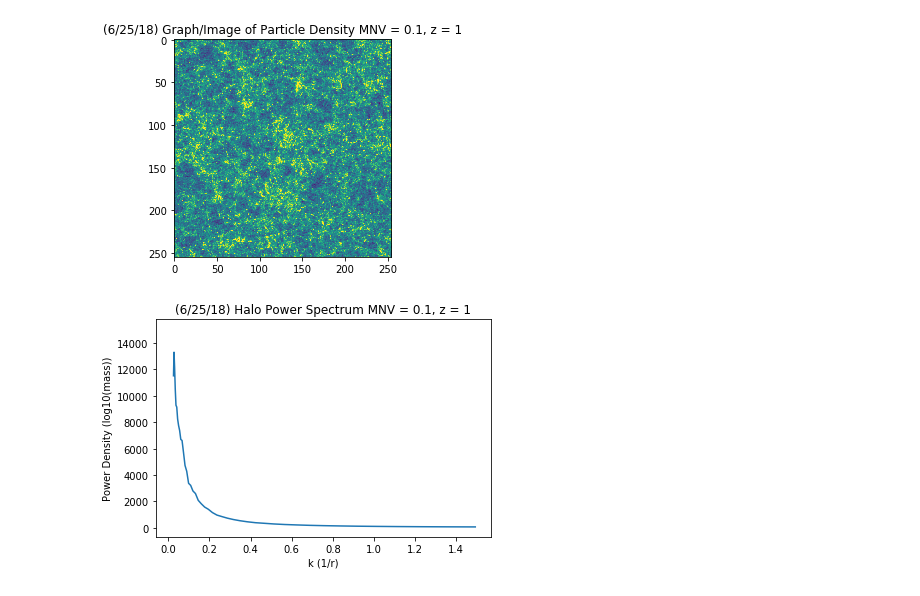
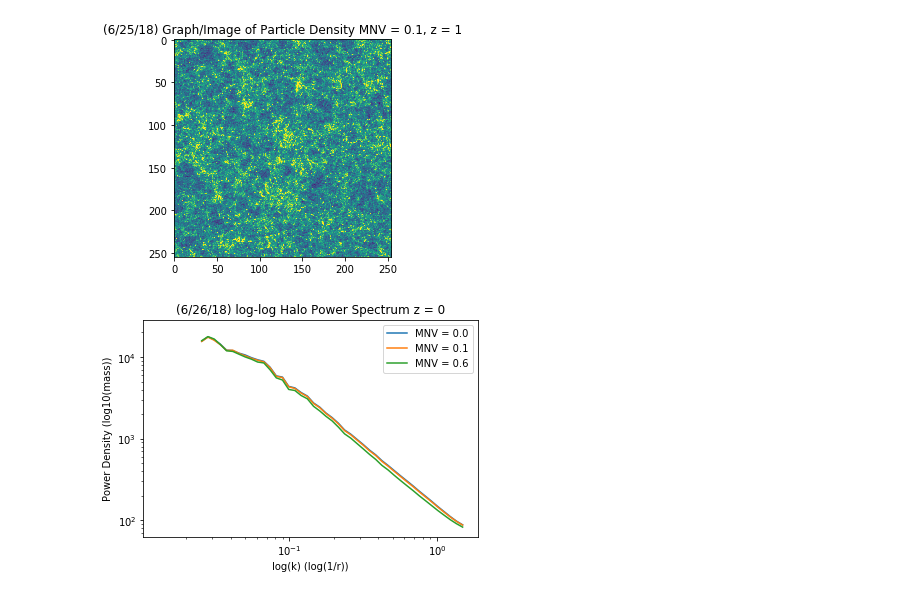
Before and after one commit to may32098/ASTROUSRP_halos_with_neutrinos, a Jupyter notebook: halo_cat_process.ipynb, the cells around one changed output. Cells and saved outputs as stored; diff of their text form; code cells hidden in the pictures.

```diff
--- a/halo_cat_process.ipynb
+++ b/halo_cat_process.ipynb
@@ -146,41 +146,104 @@ def PowerSpectrum3D(grid, logbins = True, bins=50):
     F = fftshift(fftpack.fftn(grid))
     psd3D = np.abs(F)**2
     k_arr, psd1D = azimuthalAverage3D(psd3D, logbins = logbins, bins=bins)
     k_arr = edge2center(k_arr)
     return k_arr, psd1D
 
 def process_ps(grid_filename):
     '''
     Comoput the power spectrum giving the positions of particles/halos.
     Input:
     The positions, output from either read_cat, or read_subsample
     Output:
     k_normed: the k bin center
     ps3d_normed: the power spectrum
     '''
     igrid = np.load(grid_filename)
     k, ps3d = PowerSpectrum3D(igrid)
     k_normed, ps3d_normed = 2*np.pi*k/Lbox, ps3d*(Lgrid/Ngrid)**3
     return k_normed, ps3d_normed
 
-def plot_power_spectrum(grid_filename):
+def plot_power_spectrum(grid_filename, label):
 
     k, p = process_ps(grid_filename)
 
-    plt.plot(k, p)
-    plt.title("(6/25/18) Halo Power Spectrum MNV = 0.1, z = 1")
-    plt.xlabel("k (1/r)")
-    plt.ylabel("Power Density (log10(mass))")
-    plt.show()
+    #plt.plot(k, p)
+    #plt.title("(6/25/18) Halo Power Spectrum MNV = 0.1, z = 1")
+    #plt.xlabel("k (1/r)")
+    #plt.ylabel("Power Density (log10(mass))")
+    #plt.show()
 
-    plt.plot(k, p)
-    plt.title("(6/25/18) log-log Halo Power Spectrum MNV = 0.1, z = 1")
+    plt.plot(k, p, label = label)
+    #plt.title("(6/25/18) log-log Halo Power Spectrum MNV = 0.1, z = 1")
     plt.xlabel("log(k) (log(1/r))")
     plt.ylabel("Power Density (log10(mass))")
     plt.xscale('log')
     plt.yscale('log')
-    plt.show()
 
-plot_power_spectrum("/u/ayannam/Documents/Grids/mnv_0.1/out_47_parents_grid.npy")
+
+plt.title("(6/26/18) log-log Halo Power Spectrum z = 0")
+plot_power_spectrum("/u/ayannam/Documents/Grids/mnv_0.0/out_66_parents_grid.npy", "MNV = 0.0")
+plot_power_spectrum("/u/ayannam/Documents/Grids/mnv_0.1/out_66_parents_grid.npy", "MNV = 0.1")
+plot_power_spectrum("/u/ayannam/Documents/Grids/mnv_0.6/out_66_parents_grid.npy", "MNV = 0.6")
+plt.legend()
+plt.show()
+
+plt.title("(6/26/18) log-log Halo Power Spectrum z = 0.5")
+plot_power_spectrum("/u/ayannam/Documents/Grids/mnv_0.0/out_56_parents_grid.npy", "MNV = 0.0")
+plot_power_spectrum("/u/ayannam/Documents/Grids/mnv_0.1/out_56_parents_grid.npy", "MNV = 0.1")
+plot_power_spectrum("/u/ayannam/Documents/Grids/mnv_0.6/out_56_parents_grid.npy", "MNV = 0.6")
+plt.legend()
+plt.show()
+
+plt.title("(6/26/18) log-log Halo Power Spectrum z = 1")
+plot_power_spectrum("/u/ayannam/Documents/Grids/mnv_0.0/out_47_parents_grid.npy", "MNV = 0.0")
+plot_power_spectrum("/u/ayannam/Documents/Grids/mnv_0.1/out_47_parents_grid.npy", "MNV = 0.1")
+plot_power_spectrum("/u/ayannam/Documents/Grids/mnv_0.6/out_47_parents_grid.npy", "MNV = 0.6")
+plt.legend()
+plt.show()
+
+plt.title("(6/26/18) log-log Halo Power Spectrum z = 1.5")
+plot_power_spectrum("/u/ayannam/Documents/Grids/mnv_0.0/out_42_parents_grid.npy", "MNV = 0.0")
+plot_power_spectrum("/u/ayannam/Documents/Grids/mnv_0.1/out_42_parents_grid.npy", "MNV = 0.1")
+plot_power_spectrum("/u/ayannam/Documents/Grids/mnv_0.6/out_42_parents_grid.npy", "MNV = 0.6")
+plt.legend()
+plt.show()
+
+plt.title("(6/26/18) log-log Halo Power Spectrum z = 2")
+plot_power_spectrum("/u/ayannam/Documents/Grids/mnv_0.0/out_37_parents_grid.npy", "MNV = 0.0")
+plot_power_spectrum("/u/ayannam/Documents/Grids/mnv_0.1/out_37_parents_grid.npy", "MNV = 0.1")
+plot_power_spectrum("/u/ayannam/Documents/Grids/mnv_0.6/out_37_parents_grid.npy", "MNV = 0.6")
+plt.legend()
+plt.show()
+
+
+
+
+plt.title("(6/26/18) log-log Halo Power Spectrum MNV = 0.0")
+plot_power_spectrum("/u/ayannam/Documents/Grids/mnv_0.0/out_37_parents_grid.npy", "z = 2")
+plot_power_spectrum("/u/ayannam/Documents/Grids/mnv_0.0/out_42_parents_grid.npy", "z = 1.5")
+plot_power_spectrum("/u/ayannam/Documents/Grids/mnv_0.0/out_47_parents_grid.npy", "z = 1")
+plot_power_spectrum("/u/ayannam/Documents/Grids/mnv_0.0/out_56_parents_grid.npy", "z = 0.5")
+plot_power_spectrum("/u/ayannam/Documents/Grids/mnv_0.0/out_66_parents_grid.npy", "z = 0")
+plt.legend()
+plt.show()
+
+plt.title("(6/26/18) log-log Halo Power Spectrum MNV = 0.1")
+plot_power_spectrum("/u/ayannam/Documents/Grids/mnv_0.1/out_37_parents_grid.npy", "z = 2")
+plot_power_spectrum("/u/ayannam/Documents/Grids/mnv_0.1/out_42_parents_grid.npy", "z = 1.5")
+plot_power_spectrum("/u/ayannam/Documents/Grids/mnv_0.1/out_47_parents_grid.npy", "z = 1")
+plot_power_spectrum("/u/ayannam/Documents/Grids/mnv_0.1/out_56_parents_grid.npy", "z = 0.5")
+plot_power_spectrum("/u/ayannam/Documents/Grids/mnv_0.1/out_66_parents_grid.npy", "z = 0")
+plt.legend()
+plt.show()
+
+plt.title("(6/26/18) log-log Halo Power Spectrum MNV = 0.6")
+plot_power_spectrum("/u/ayannam/Documents/Grids/mnv_0.6/out_37_parents_grid.npy", "z = 2")
+plot_power_spectrum("/u/ayannam/Documents/Grids/mnv_0.6/out_42_parents_grid.npy", "z = 1.5")
+plot_power_spectrum("/u/ayannam/Documents/Grids/mnv_0.6/out_47_parents_grid.npy", "z = 1")
+plot_power_spectrum("/u/ayannam/Documents/Grids/mnv_0.6/out_56_parents_grid.npy", "z = 0.5")
+plot_power_spectrum("/u/ayannam/Documents/Grids/mnv_0.6/out_66_parents_grid.npy", "z = 0")
+plt.legend()
+plt.show()
 # %% [output]
-[figure, old version]
+[figure, new version]
```
Also changed, not shown: parts of 1 cell of this notebook.
